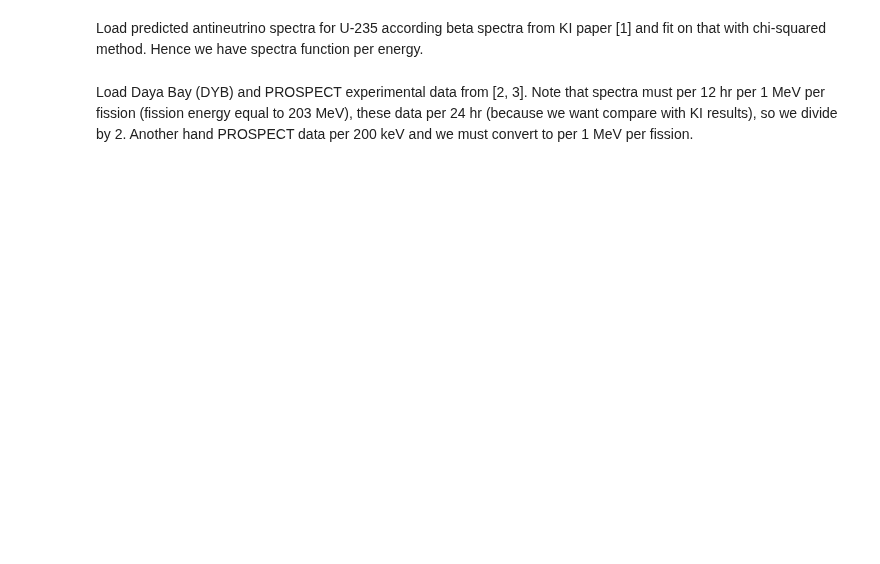
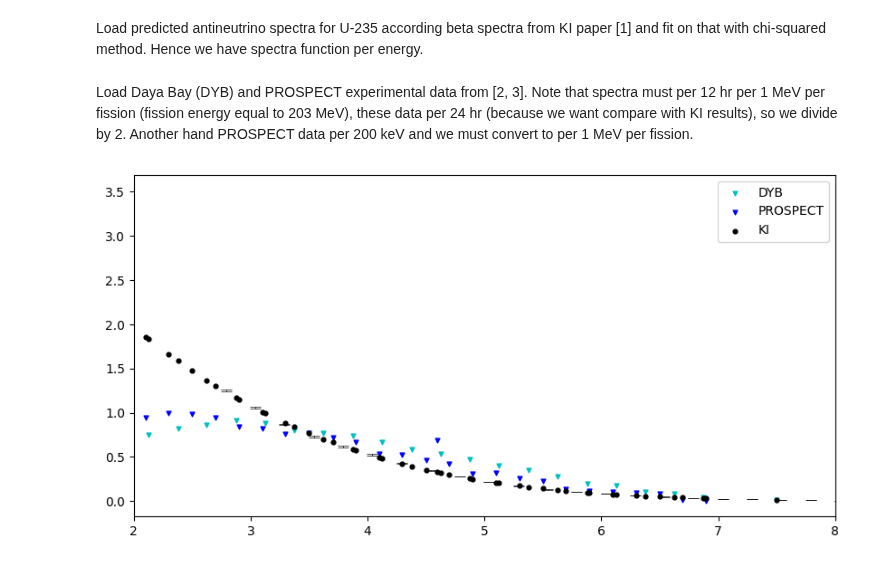
Before and after one commit to dehpour/Reactor-Antineutrino-Flux-Analysis, a Jupyter notebook: KI's Phenomenological Model Predicted Antineutrino Flux Compare with Recently Observations.ipynb, the cells around one changed output. Cells and saved outputs as stored; diff of their text form; code cells hidden in the pictures; blank space fills up the shorter version.

```diff
--- a/KI's Phenomenological Model Predicted Antineutrino Flux Compare with Recently Observations.ipynb
+++ b/KI's Phenomenological Model Predicted Antineutrino Flux Compare with Recently Observations.ipynb
@@ -34,8 +32,7 @@ eq6 = Eq(diff(chi_sq,f), 0)
 sol = solve((eq1,eq2,eq3,eq4,eq5,eq6), (a, b, c, d, e, f))
 a_0_235U, a_1_235U, a_2_235U, a_3_235U, a_4_235U,a_5_235U = np.float(sol[a]), np.float(sol[b]), np.float(sol[c]), np.float(sol[d]), np.float(sol[e]), np.float(sol[f])
 # %% [markdown]
-Load Daya Bay (DYB) and PROSPECT experimental data from [2, 3]. Note that spectra must per 12 hr per 1 MeV per fission (fission energy equal to 203 MeV), these data per 24 hr (because we want compare with KI results), so we divide by 2.
-Another hand PROSPECT data per 200 keV and we must convert to per 1 MeV per fission.
+Load Daya Bay (DYB) and PROSPECT experimental data from [2, 3]. Note that spectra must per 12 hr per 1 MeV per fission (fission energy equal to 203 MeV), these data per 24 hr (because we want compare with KI results), so we divide by 2. Another hand PROSPECT data per 200 keV and we must convert to per 1 MeV per fission.
 # %%
 DYB_235U = pd.read_csv('https://raw.githubusercontent.com/dehpour/Reactor-Antineutrino-Flux-Analysis/main/db/2019Adey_N_nu_E_235U.csv')
 E_DYB_235U, N_DYB_235U = DYB_235U['E'], DYB_235U['N_nu']/2
@@ -44,5 +41,21 @@ E_DYB_235U, N_DYB_235U = DYB_235U['E'], DYB_235U['N_nu']/2
 PROSPECT_235U = pd.read_csv('https://raw.githubusercontent.com/dehpour/Reactor-Antineutrino-Flux-Analysis/main/db/2018Ashenfelter_N_nu_E_235U.csv')
 E_PROSPECT_235U, N_PROSPECT_235U = PROSPECT_235U['E'], ((202.36*1000)/200)*PROSPECT_235U['N_nu']*10**-6/2
 #PROSPECT_235U.head()
+# %%
+plt.figure(figsize=(10, 5),dpi=100)
+plt.xlim(2,8)
+
+plt.scatter(E_DYB_235U, N_DYB_235U, label="DYB", c='c', marker='v', s=12)
+plt.scatter(E_PROSPECT_235U, N_PROSPECT_235U, label="PROSPECT", c='blue', marker='v', s=12)
+
+plt.errorbar(E_KI_235U+0.79, (N_KI_235U), yerr=((err_KI_235U*N_KI_235U)/100), linestyle="None", c='black',capsize=4.5,capthick=0.5,elinewidth=0.5)
+
+plt.scatter(E_DYB_235U, (a_0_235U+a_1_235U*(E_DYB_235U-0.79)+a_2_235U*(E_DYB_235U-0.79)**2+a_3_235U*(E_DYB_235U-0.79)**3+a_4_235U*(E_DYB_235U-0.79)**4+a_5_235U*(E_DYB_235U-0.79)**5), label="KI", c='black', marker='o', s=12)
+plt.scatter(E_PROSPECT_235U, (a_0_235U+a_1_235U*(E_PROSPECT_235U-0.79)+a_2_235U*(E_PROSPECT_235U-0.79)**2+a_3_235U*(E_PROSPECT_235U-0.79)**3+a_4_235U*(E_PROSPECT_235U-0.79)**4+a_5_235U*(E_PROSPECT_235U-0.79)**5), c='black', marker='o', s=12)
+
+plt.legend()
+plt.show()
+# %% [output]
+[figure, added]
 # %%
 plt.figure(figsize=(10, 5),dpi=100)
```
Also changed, not shown: parts of 4 cells of this notebook.
